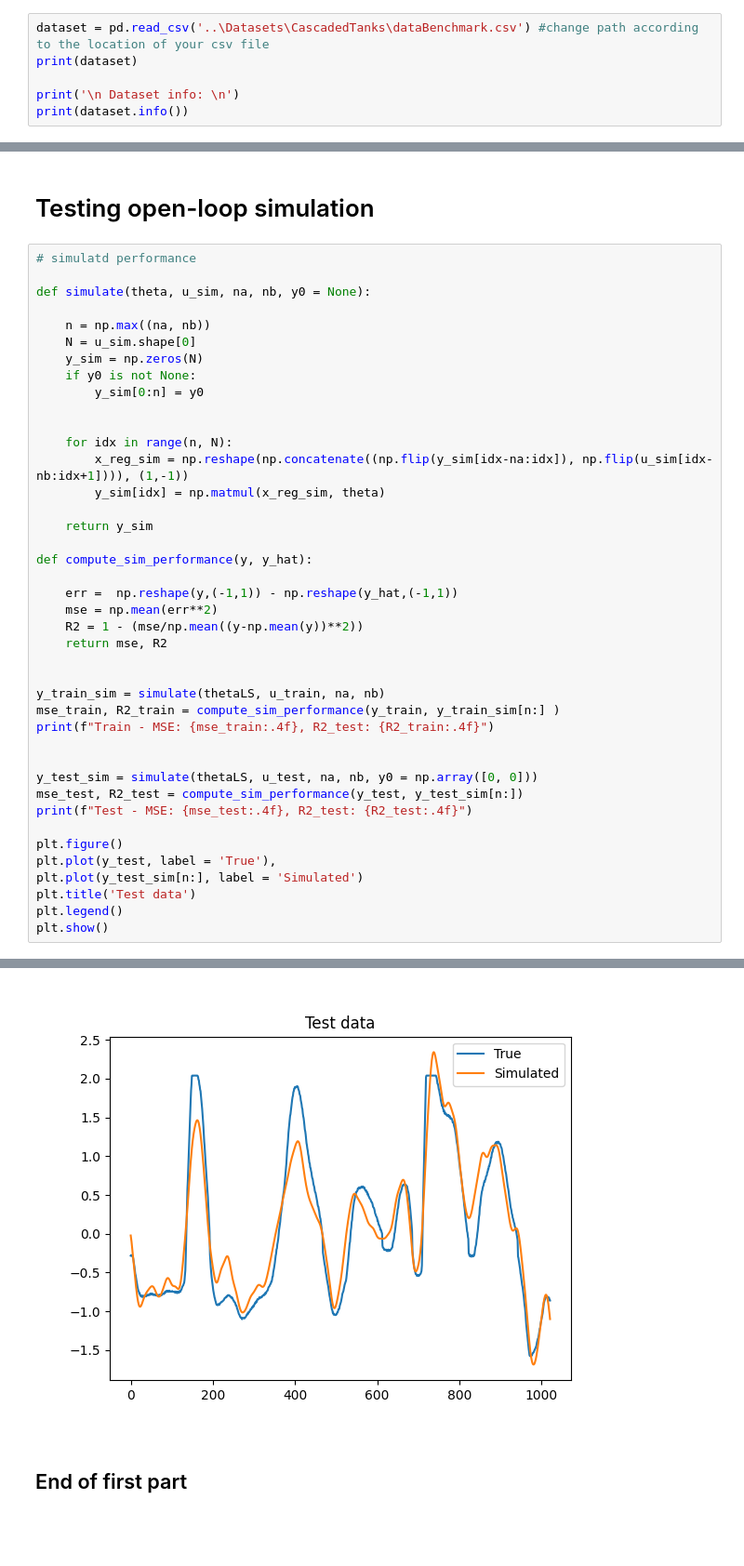
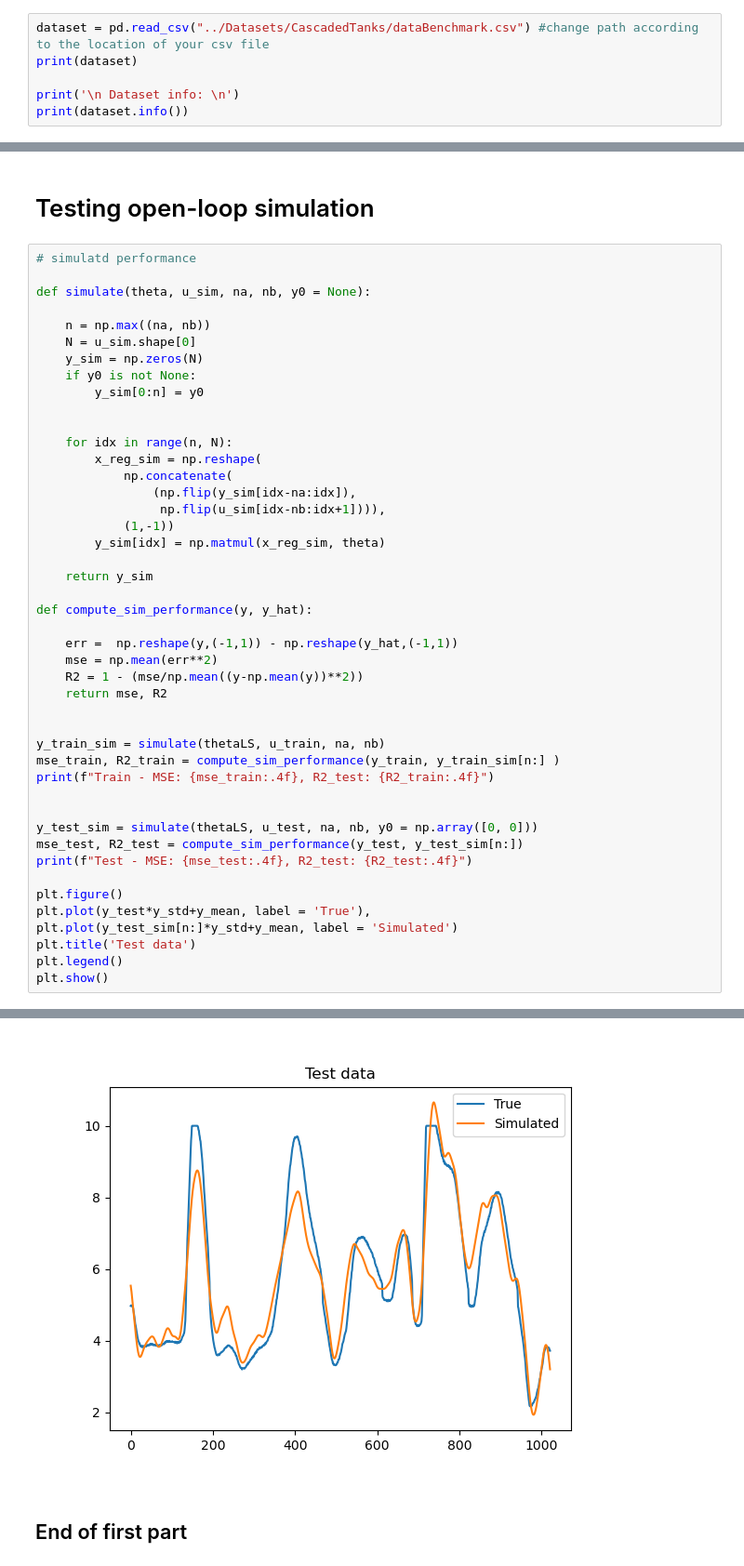
Before and after one commit to dariopi/Deep_Learning_for_SYSID_Lugano24, a Jupyter notebook: Lessons/CascadedTanksLS.ipynb, the cells around one changed output, grey strips where cells are left out. Shown at 93% size. Saved outputs shown, nothing was run; the diff lists cells and outputs as text; blank space fills up the shorter version.

```diff
--- a/Lessons/CascadedTanksLS.ipynb
+++ b/Lessons/CascadedTanksLS.ipynb
@@ -12,7 +12,7 @@ import os
 # %% [markdown]
 ### Load data from the [Cascaded Tanks benchmark](https://www.nonlinearbenchmark.org/benchmarks/cascaded-tanks)
 # %%
-dataset = pd.read_csv('..\Datasets\CascadedTanks\dataBenchmark.csv') #change path according to the location of your csv file
+dataset = pd.read_csv("../Datasets/CascadedTanks/dataBenchmark.csv") #change path according to the location of your csv file
 print(dataset)
 
 print('\n Dataset info: \n')
@@ -207,38 +207,42 @@ def simulate(theta, u_sim, na, nb, y0 = None):
 
 
     for idx in range(n, N):
-        x_reg_sim = np.reshape(np.concatenate((np.flip(y_sim[idx-na:idx]), np.flip(u_sim[idx-nb:idx+1]))), (1,-1))
+        x_reg_sim = np.reshape(
+            np.concatenate(
+                (np.flip(y_sim[idx-na:idx]),
+                 np.flip(u_sim[idx-nb:idx+1]))),
+            (1,-1))
         y_sim[idx] = np.matmul(x_reg_sim, theta)
 
     return y_sim
 
 def compute_sim_performance(y, y_hat):
 
     err =  np.reshape(y,(-1,1)) - np.reshape(y_hat,(-1,1))
     mse = np.mean(err**2)
     R2 = 1 - (mse/np.mean((y-np.mean(y))**2))
     return mse, R2
 
 
 y_train_sim = simulate(thetaLS, u_train, na, nb)
 mse_train, R2_train = compute_sim_performance(y_train, y_train_sim[n:] )
 print(f"Train - MSE: {mse_train:.4f}, R2_test: {R2_train:.4f}")
 
 
 y_test_sim = simulate(thetaLS, u_test, na, nb, y0 = np.array([0, 0]))
 mse_test, R2_test = compute_sim_performance(y_test, y_test_sim[n:])
 print(f"Test - MSE: {mse_test:.4f}, R2_test: {R2_test:.4f}")
 
 plt.figure()
-plt.plot(y_test, label = 'True'),
-plt.plot(y_test_sim[n:], label = 'Simulated')
+plt.plot(y_test*y_std+y_mean, label = 'True'),
+plt.plot(y_test_sim[n:]*y_std+y_mean, label = 'Simulated')
 plt.title('Test data')
 plt.legend()
 plt.show()
 # %% [output]
 Train - MSE: 0.0813, R2_test: 0.9188
 Test - MSE: 0.0988, R2_test: 0.8951
-[figure, old version]
+[figure, new version]
 # %% [markdown]
 ## End of first part
 # %% [markdown]
```
Also changed, not shown: parts of 4 cells of this notebook, 6 other files.
